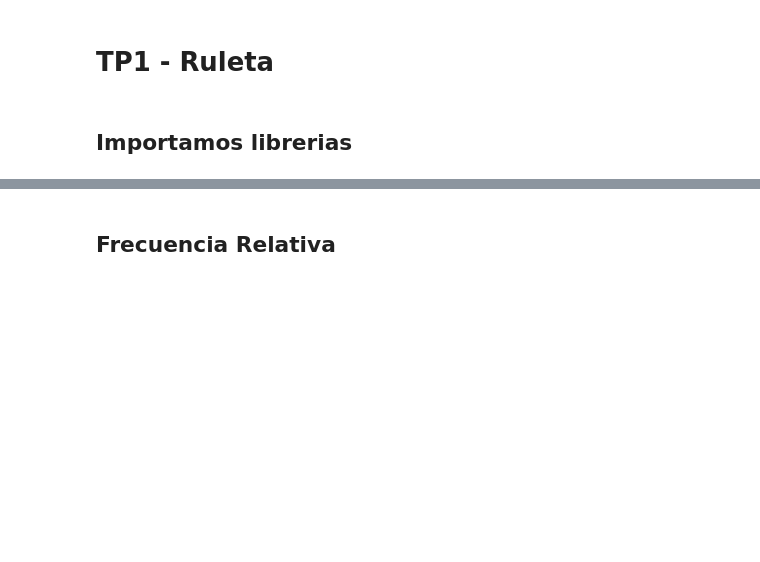
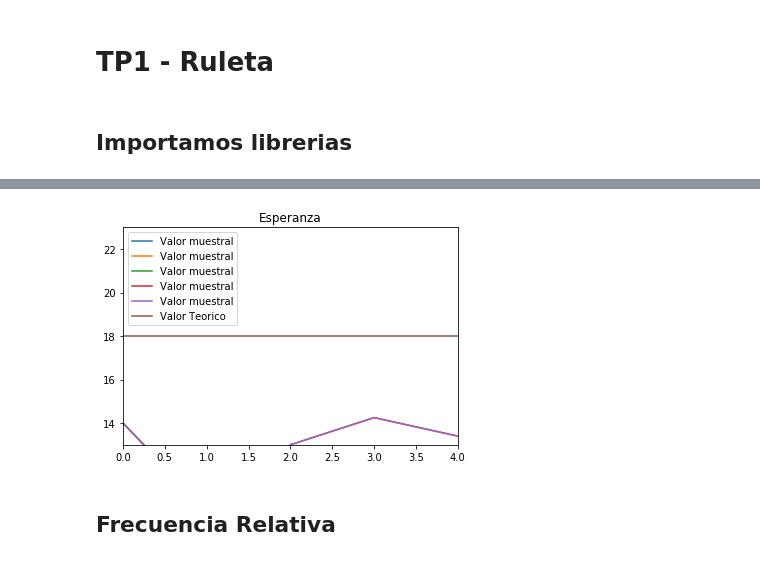
Before and after one commit to alejaz92/facultad, a Jupyter notebook: Version 2.ipynb, the cells around one changed output, grey strips where cells are left out. Saved outputs shown, nothing was run; the diff lists cells and outputs as text; code cells hidden in the pictures; blank space fills up the shorter version.

```diff
--- a/Version 2.ipynb
+++ b/Version 2.ipynb
@@ -40,2 +44,30 @@ plt.show()
+# %%
+n = 0               # valor mínimo del espacio muestral
+m = 36              # valor máximo del espacio muestral
+i = 5000            # cantidad de ocurrencias
+ex = 5              # numero de experimento
+j = 7               # número del experimento
+vt = (m - n)/2      # valor teórico
+array_es = []       # media aritmética
+array_vt = []
+count = 0
+sumatoria = 0
+
+for i in range(ex):
+    for x in range(i):
+        count += 1
+        sumatoria += rdm.randint(n, m)
+        array_es.append(sumatoria/count)
+        array_vt.append(vt)
+    plt.title('Esperanza')
+
+    plt.plot(array_es, label = "Valor muestral")
+
+plt.plot(array_vt, label = "Valor Teorico")
+plt.axis([0, i, vt - 5, vt + 5])
+plt.legend(loc="upper left")
+plt.show()
+# %% [output]
+[figure, added]
 # %% [markdown]
 ## Frecuencia Relativa
```
Also changed, not shown: parts of 6 cells of this notebook, 1 other file.
